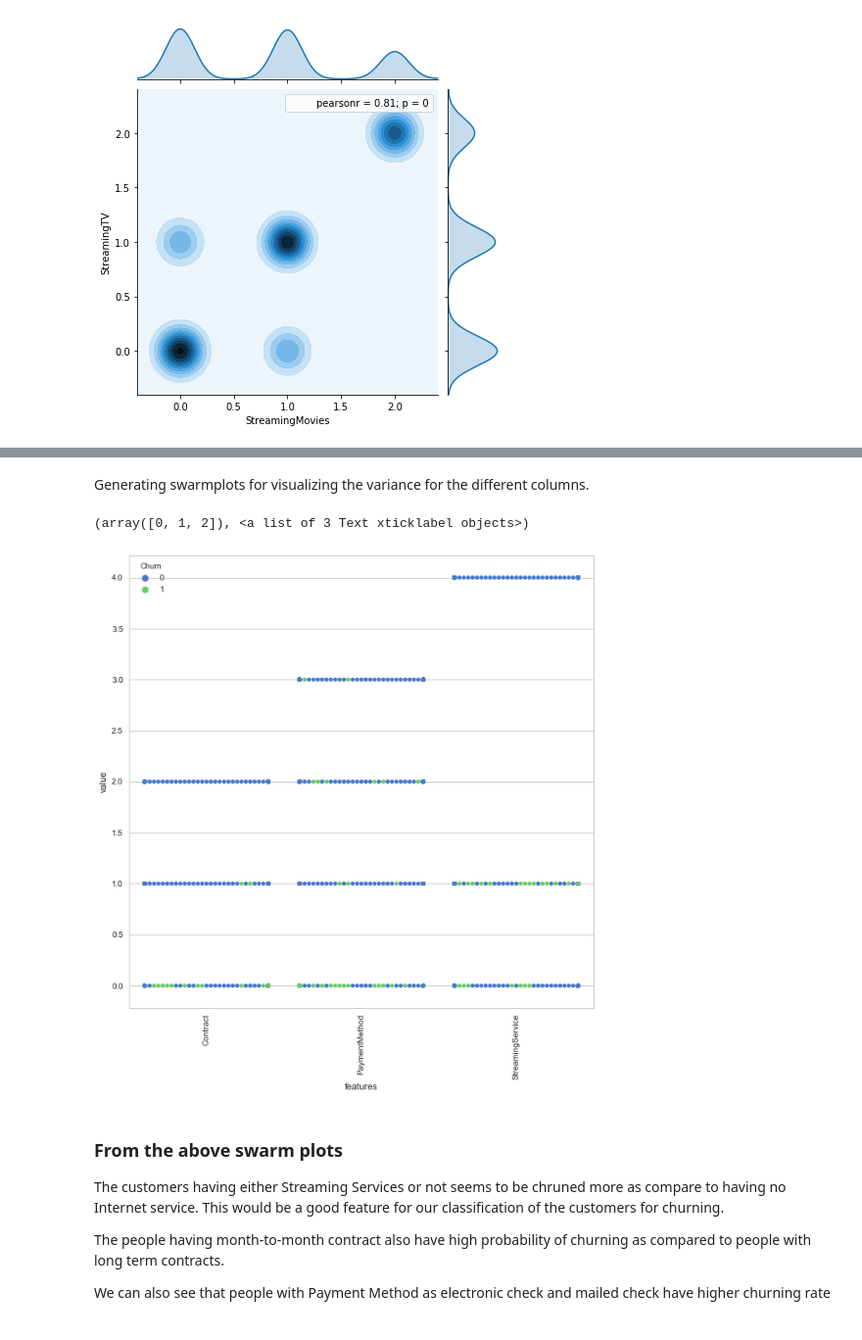
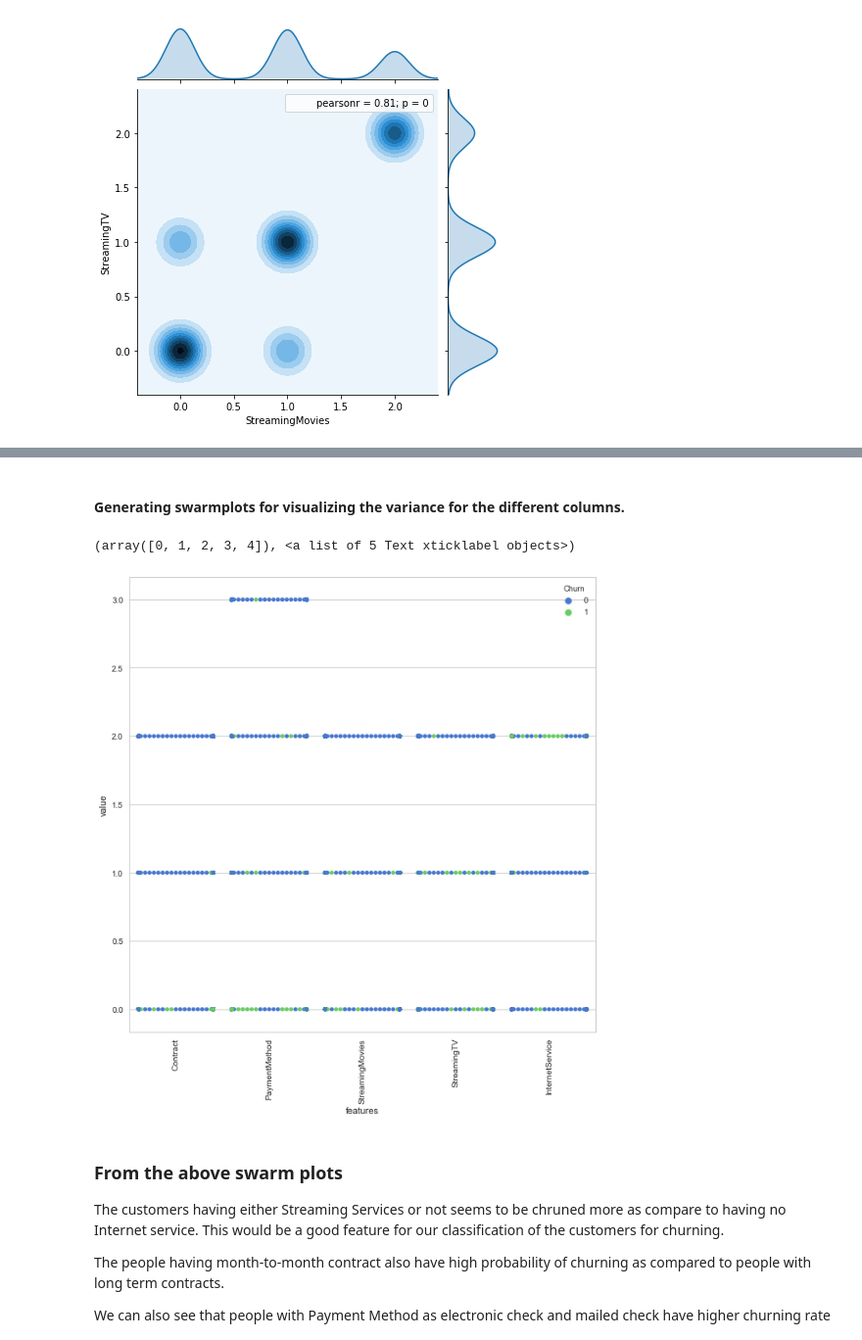
Before and after one commit to pratikshrivastava/MachineLearningProjects, a Jupyter notebook: ChurnPredictionForTelco.ipynb, the cells around one changed output, grey strips where cells are left out. Shown at 98% size. Saved outputs shown, nothing was run; the diff lists cells and outputs as text; code cells hidden in the pictures.

```diff
--- a/ChurnPredictionForTelco.ipynb
+++ b/ChurnPredictionForTelco.ipynb
@@ -260,4 +310,0 @@ Hence we can create a new feature StreamingService = StreamingTV + STreamingMovi
-# %%
-X['AvgCharges'] = X['TotalCharges'] / X['MonthlyCharges']
-X['ChargeForService'] = X['MonthlyCharges'] *  X['InternetService']
-X['StreamingService'] = X['StreamingTV'] *  X['StreamingMovies']
@@ -272,21 +311,21 @@ sns.heatmap(corr,cmap=sns.diverging_palette(220, 10, as_cmap=True),
 # %% [markdown]
-Generating swarmplots for visualizing the variance for the different columns.
+#### Generating swarmplots for visualizing the variance for the different columns.
 # %%
 import time
 sns.set(style="whitegrid", palette="muted")
 
-df = pd.concat([y.iloc[:1000],X.iloc[:1000][['Contract', 'PaymentMethod','StreamingService']]],axis=1)
+df = pd.concat([y.iloc[:1000],X.iloc[:1000][['Contract','PaymentMethod','StreamingMovies', 'StreamingTV','InternetService']]],axis=1)
 df = pd.melt(df,id_vars="Churn",
                     var_name="features",
                     value_name='value')
 plt.figure(figsize=(10,10))
 tic = time.time()
 sns.swarmplot(x="features", y="value", hue="Churn", data=df)
 
 plt.xticks(rotation=90)
 # %% [output]
-(array([0, 1, 2]), <a list of 3 Text xticklabel objects>)
+(array([0, 1, 2, 3, 4]), <a list of 5 Text xticklabel objects>)
-[figure, old version]
+[figure, new version]
 # %% [markdown]
 ### From the above swarm plots
 
```
Also changed, not shown: parts of 74 cells of this notebook.
